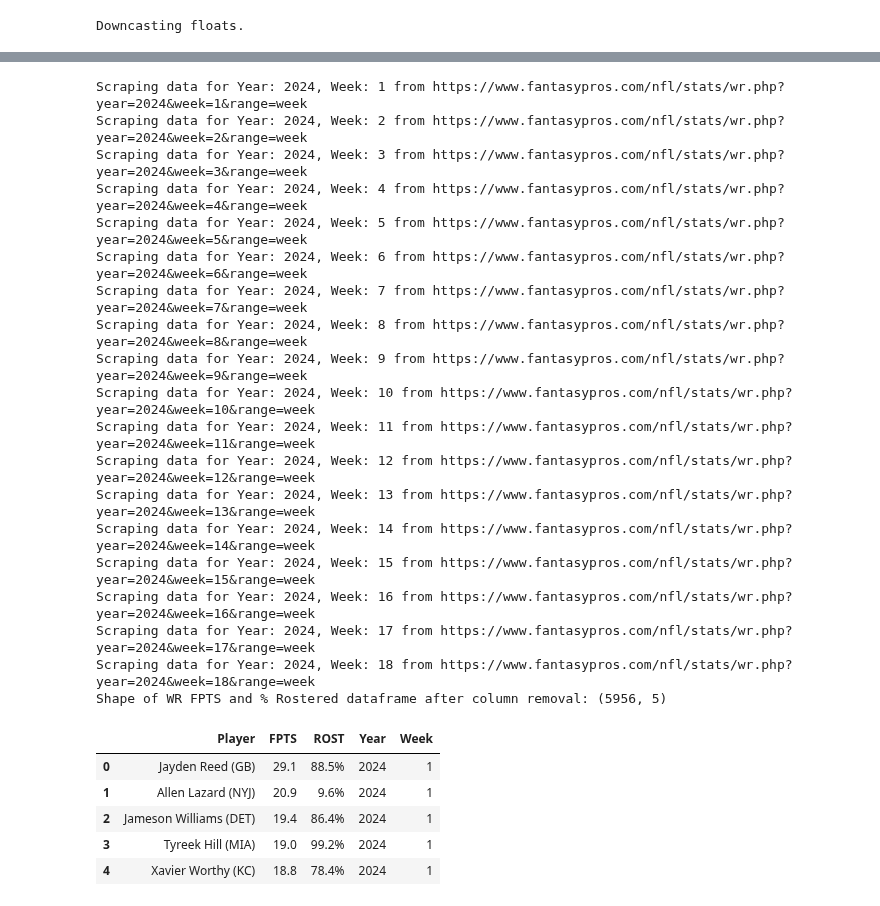
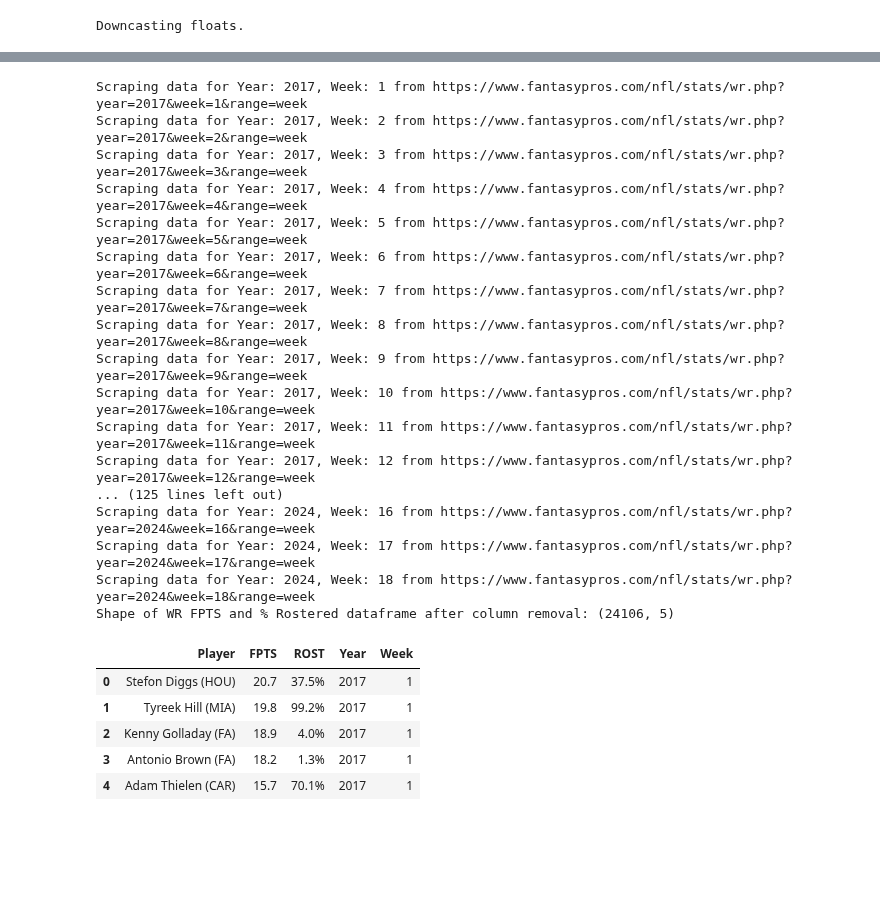
Before and after one commit to ARCtechmo/fanfav, a Jupyter notebook: wr_df.ipynb, the cells around one changed output, grey strips where cells are left out. Drawn from its saved outputs; the diff is of its cells as text; code cells hidden in the pictures; blank space fills up the shorter version.

```diff
--- a/wr_df.ipynb
+++ b/wr_df.ipynb
@@ -426,7 +430,7 @@ def wr_scrape_fantasypros_fpts_rost(start_year, end_year):
     for year, week in week_combinations:
         # Build the URL
         url = f"https://www.fantasypros.com/nfl/stats/wr.php?year={year}&week={week}&range=week"
-        print(f"Scraping data for Year: {year}, Week: {week} from {url}")
+        # print(f"Scraping data for Year: {year}, Week: {week} from {url}")
 
         # Request the page
         response = requests.get(url)
@@ -440,57 +444,55 @@ def wr_scrape_fantasypros_fpts_rost(start_year, end_year):
             df = pd.read_html(io.StringIO(table_str), header=1)[0]
             df["Year"] = year
             df["Week"] = week
             all_data.append(df)
 
         # Delay to avoid bombarding the server
         time.sleep(uniform(0.3, 0.9))  # Randomized delay
 
     # Combine all data into a single dataframe
     wr_fpts_perct_rost_df = pd.concat(all_data, ignore_index=True)
 
     # Drop unnecessary columns
     columns_to_drop = [
         "Rank", "REC", "TGT", "YDS", "Y/R", "LG", "20+", "TD",
         "ATT", "YDS.1", "TD.1", "FL", "G", "FPTS/G"
     ]
     wr_fpts_perct_rost_df.drop(columns=columns_to_drop, errors="ignore", inplace=True)
 
     # Save to CSV
-    # wr_fpts_perct_rost_df.to_csv("fantasypros_wr_fpts_perct_rost.csv", index=False)
+    wr_fpts_perct_rost_df.to_csv("fantasypros_wr_fpts_perct_rost.csv", index=False)
 
     # Display shape of the dataframe
     print(f"Shape of WR FPTS and % Rostered dataframe after column removal: {wr_fpts_perct_rost_df.shape}")
     return wr_fpts_perct_rost_df
 
-# Testing the function for the year 2024
-wr_fpts_perct_rost_df = wr_scrape_fantasypros_fpts_rost(2024, 2024)
+# define the years
+wr_fpts_perct_rost_df = wr_scrape_fantasypros_fpts_rost(2017, 2024)
 display(wr_fpts_perct_rost_df.head())
 # %% [output]
-Scraping data for Year: 2024, Week: 1 from https://www.fantasypros.com/nfl/stats/wr.php?year=2024&week=1&range=week
-Scraping data for Year: 2024, Week: 2 from https://www.fantasypros.com/nfl/stats/wr.php?year=2024&week=2&range=week
-Scraping data for Year: 2024, Week: 3 from https://www.fantasypros.com/nfl/stats/wr.php?year=2024&week=3&range=week
-Scraping data for Year: 2024, Week: 4 from https://www.fantasypros.com/nfl/stats/wr.php?year=2024&week=4&range=week
-Scraping data for Year: 2024, Week: 5 from https://www.fantasypros.com/nfl/stats/wr.php?year=2024&week=5&range=week
-Scraping data for Year: 2024, Week: 6 from https://www.fantasypros.com/nfl/stats/wr.php?year=2024&week=6&range=week
-Scraping data for Year: 2024, Week: 7 from https://www.fantasypros.com/nfl/stats/wr.php?year=2024&week=7&range=week
-Scraping data for Year: 2024, Week: 8 from https://www.fantasypros.com/nfl/stats/wr.php?year=2024&week=8&range=week
-Scraping data for Year: 2024, Week: 9 from https://www.fantasypros.com/nfl/stats/wr.php?year=2024&week=9&range=week
-Scraping data for Year: 2024, Week: 10 from https://www.fantasypros.com/nfl/stats/wr.php?year=2024&week=10&range=week
-Scraping data for Year: 2024, Week: 11 from https://www.fantasypros.com/nfl/stats/wr.php?year=2024&week=11&range=week
-Scraping data for Year: 2024, Week: 12 from https://www.fantasypros.com/nfl/stats/wr.php?year=2024&week=12&range=week
-Scraping data for Year: 2024, Week: 13 from https://www.fantasypros.com/nfl/stats/wr.php?year=2024&week=13&range=week
-Scraping data for Year: 2024, Week: 14 from https://www.fantasypros.com/nfl/stats/wr.php?year=2024&week=14&range=week
-Scraping data for Year: 2024, Week: 15 from https://www.fantasypros.com/nfl/stats/wr.php?year=2024&week=15&range=week
+Scraping data for Year: 2017, Week: 1 from https://www.fantasypros.com/nfl/stats/wr.php?year=2017&week=1&range=week
+Scraping data for Year: 2017, Week: 2 from https://www.fantasypros.com/nfl/stats/wr.php?year=2017&week=2&range=week
+Scraping data for Year: 2017, Week: 3 from https://www.fantasypros.com/nfl/stats/wr.php?year=2017&week=3&range=week
+Scraping data for Year: 2017, Week: 4 from https://www.fantasypros.com/nfl/stats/wr.php?year=2017&week=4&range=week
+Scraping data for Year: 2017, Week: 5 from https://www.fantasypros.com/nfl/stats/wr.php?year=2017&week=5&range=week
+Scraping data for Year: 2017, Week: 6 from https://www.fantasypros.com/nfl/stats/wr.php?year=2017&week=6&range=week
+Scraping data for Year: 2017, Week: 7 from https://www.fantasypros.com/nfl/stats/wr.php?year=2017&week=7&range=week
+Scraping data for Year: 2017, Week: 8 from https://www.fantasypros.com/nfl/stats/wr.php?year=2017&week=8&range=week
+Scraping data for Year: 2017, Week: 9 from https://www.fantasypros.com/nfl/stats/wr.php?year=2017&week=9&range=week
+Scraping data for Year: 2017, Week: 10 from https://www.fantasypros.com/nfl/stats/wr.php?year=2017&week=10&range=week
+Scraping data for Year: 2017, Week: 11 from https://www.fantasypros.com/nfl/stats/wr.php?year=2017&week=11&range=week
+Scraping data for Year: 2017, Week: 12 from https://www.fantasypros.com/nfl/stats/wr.php?year=2017&week=12&range=week
+... (125 lines left out)
 Scraping data for Year: 2024, Week: 16 from https://www.fantasypros.com/nfl/stats/wr.php?year=2024&week=16&range=week
 Scraping data for Year: 2024, Week: 17 from https://www.fantasypros.com/nfl/stats/wr.php?year=2024&week=17&range=week
 Scraping data for Year: 2024, Week: 18 from https://www.fantasypros.com/nfl/stats/wr.php?year=2024&week=18&range=week
-Shape of WR FPTS and % Rostered dataframe after column removal: (5956, 5)
+Shape of WR FPTS and % Rostered dataframe after column removal: (24106, 5)
 |  | Player | FPTS | ROST | Year | Week |
-| 0 | Jayden Reed (GB) | 29.1 | 88.5% | 2024 | 1 |
-| 1 | Allen Lazard (NYJ) | 20.9 | 9.6% | 2024 | 1 |
-| 2 | Jameson Williams (DET) | 19.4 | 86.4% | 2024 | 1 |
-| 3 | Tyreek Hill (MIA) | 19.0 | 99.2% | 2024 | 1 |
-| 4 | Xavier Worthy (KC) | 18.8 | 78.4% | 2024 | 1 |
+| 0 | Stefon Diggs (HOU) | 20.7 | 37.5% | 2017 | 1 |
+| 1 | Tyreek Hill (MIA) | 19.8 | 99.2% | 2017 | 1 |
+| 2 | Kenny Golladay (FA) | 18.9 | 4.0% | 2017 | 1 |
+| 3 | Antonio Brown (FA) | 18.2 | 1.3% | 2017 | 1 |
+| 4 | Adam Thielen (CAR) | 15.7 | 70.1% | 2017 | 1 |
 # %%
 # output: a dataframe of weekly WR redzone stats from FantasyPros
 # scrape the weekly WR redzone stats from the FantasyPros
```
Also changed, not shown: parts of 19 cells of this notebook.
